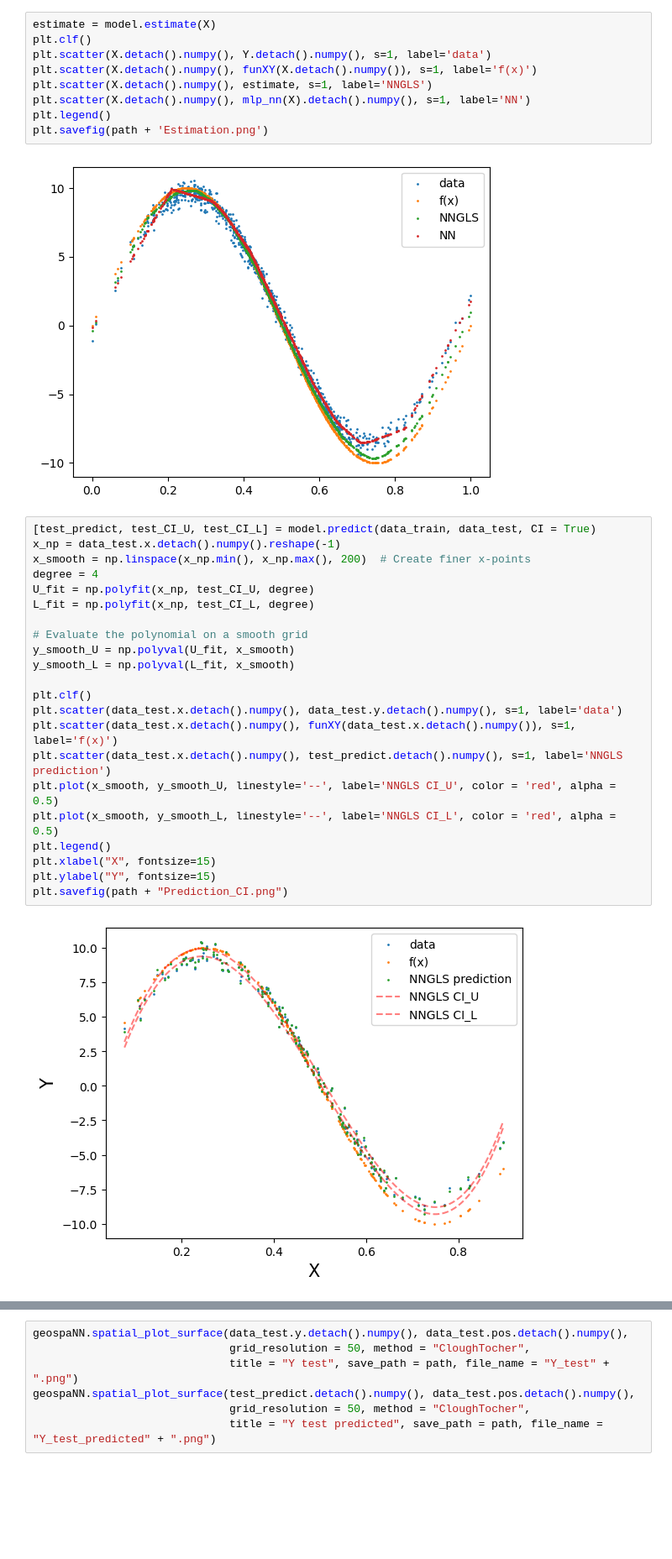
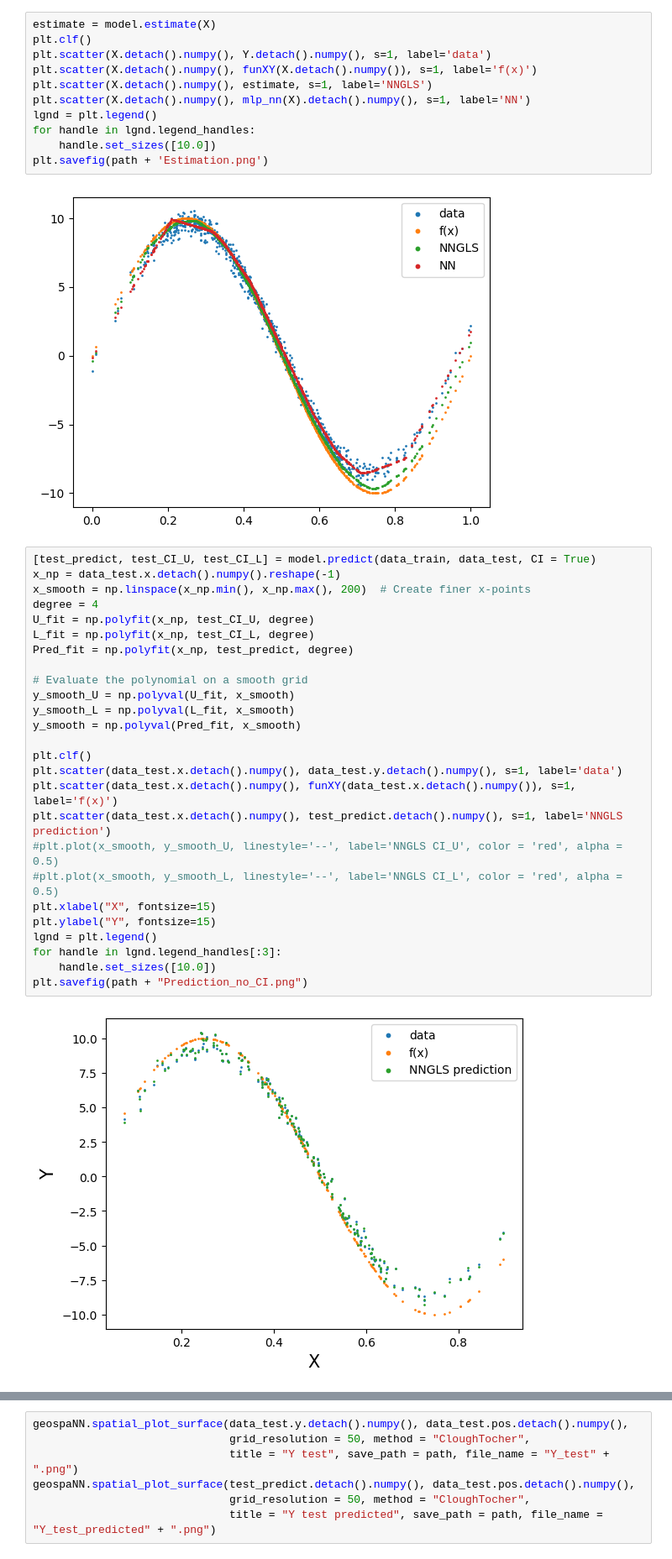
Before and after one commit to abhirupdatta/geospatial_stats_ML_short_course_2024, a Jupyter notebook: demo_code/Example_utils.ipynb, the cells around one changed output, grey strips where cells are left out. Shown at 84% size. Saved outputs shown, nothing was run; the diff lists cells and outputs as text; blank space fills up the shorter version.

```diff
--- a/demo_code/Example_utils.ipynb
+++ b/demo_code/Example_utils.ipynb
@@ -211,31 +211,37 @@ plt.scatter(X.detach().numpy(), Y.detach().numpy(), s=1, label='data')
 plt.scatter(X.detach().numpy(), funXY(X.detach().numpy()), s=1, label='f(x)')
 plt.scatter(X.detach().numpy(), estimate, s=1, label='NNGLS')
 plt.scatter(X.detach().numpy(), mlp_nn(X).detach().numpy(), s=1, label='NN')
-plt.legend()
+lgnd = plt.legend()
+for handle in lgnd.legend_handles:
+    handle.set_sizes([10.0])
 plt.savefig(path + 'Estimation.png')
 # %% [output]
 [figure]
 # %%
 [test_predict, test_CI_U, test_CI_L] = model.predict(data_train, data_test, CI = True)
 x_np = data_test.x.detach().numpy().reshape(-1)
 x_smooth = np.linspace(x_np.min(), x_np.max(), 200)  # Create finer x-points
 degree = 4
 U_fit = np.polyfit(x_np, test_CI_U, degree)
 L_fit = np.polyfit(x_np, test_CI_L, degree)
+Pred_fit = np.polyfit(x_np, test_predict, degree)
 
 # Evaluate the polynomial on a smooth grid
 y_smooth_U = np.polyval(U_fit, x_smooth)
 y_smooth_L = np.polyval(L_fit, x_smooth)
+y_smooth = np.polyval(Pred_fit, x_smooth)
 
 plt.clf()
 plt.scatter(data_test.x.detach().numpy(), data_test.y.detach().numpy(), s=1, label='data')
 plt.scatter(data_test.x.detach().numpy(), funXY(data_test.x.detach().numpy()), s=1, label='f(x)')
 plt.scatter(data_test.x.detach().numpy(), test_predict.detach().numpy(), s=1, label='NNGLS prediction')
-plt.plot(x_smooth, y_smooth_U, linestyle='--', label='NNGLS CI_U', color = 'red', alpha = 0.5)
-plt.plot(x_smooth, y_smooth_L, linestyle='--', label='NNGLS CI_L', color = 'red', alpha = 0.5)
-plt.legend()
+#plt.plot(x_smooth, y_smooth_U, linestyle='--', label='NNGLS CI_U', color = 'red', alpha = 0.5)
+#plt.plot(x_smooth, y_smooth_L, linestyle='--', label='NNGLS CI_L', color = 'red', alpha = 0.5)
 plt.xlabel("X", fontsize=15)
 plt.ylabel("Y", fontsize=15)
-plt.savefig(path + "Prediction_CI.png")
+lgnd = plt.legend()
+for handle in lgnd.legend_handles[:3]:
+    handle.set_sizes([10.0])
+plt.savefig(path + "Prediction_no_CI.png")
 # %% [output]
-[figure, old version]
+[figure, new version]
```
Also changed, not shown: parts of 2 cells of this notebook, 9 other files.
